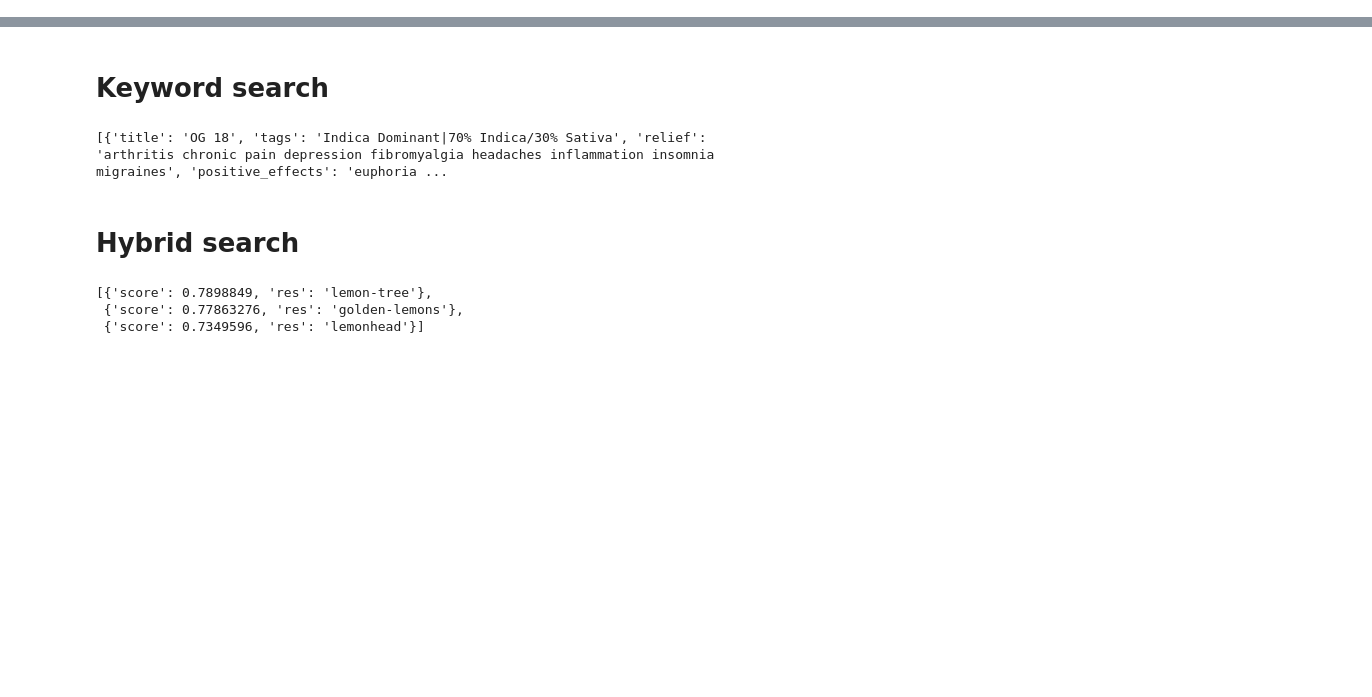
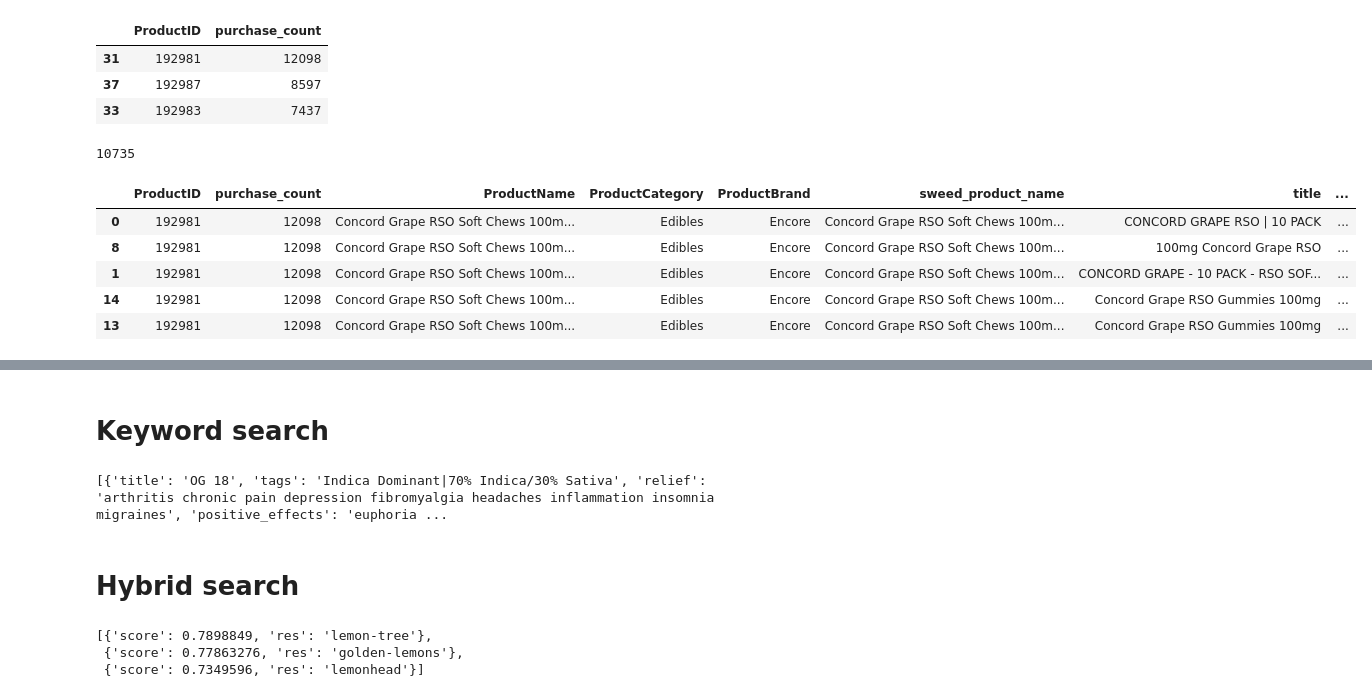
Before and after one commit to aleksandr-dzhumurat/leaf-buddy, a Jupyter notebook: jupyter_notebooks/eda.ipynb, the cells around one changed output, grey strips where cells are left out. Drawn from its saved outputs; the diff is of its cells as text; code cells hidden in the pictures; blank space fills up the shorter version.

```diff
--- a/jupyter_notebooks/eda.ipynb
+++ b/jupyter_notebooks/eda.ipynb
@@ -25,0 +54,6 @@ catalog_df.head()
+# %%
+sweed_catalog_df = None
+if sweed_catalog_df is None:
+    sweed_catalog_df = pd.read_csv(os.path.join(os.environ['ROOT_DATA_DIR'], 'pipelines-data', 'products_dataset_ffb59da3.csv.gzip'))
+print(f"Catalog length {sweed_catalog_df.shape[0]}, {sweed_catalog_df['ProductCategory'].unique()}")
+sweed_catalog_df.head(5)
@@ -25,0 +71,50 @@ catalog_df.head()
+# %%
+sales_df = pd.read_csv(os.path.join(os.environ['ROOT_DATA_DIR'], 'pipelines-data', 'sales_dataset_ffb59da3.csv.gzip'))
+# print(sales_df.shape[0])
+# sweed_catalog_df[
+#     (sweed_catalog_df['ProductID'].isin(.index[:100]))
+#     # & (~sweed_catalog_df['ProductBrand'].isin(['(the) Essence', 'Bits']))
+#     & (~sweed_catalog_df['ProductCategory'].isin(['Vapes']))
+# ]
+product_sales_df = (
+    sales_df
+    .groupby('ProductID')['CustomerID'].count()
+    .reset_index(name='purchase_count').sort_values(by='purchase_count', ascending=False)
+)
+product_sales_df.head(3)
+# %% [output]
+|  | ProductID | purchase_count |
+| 31 | 192981 | 12098 |
+| 37 | 192987 | 8597 |
+| 33 | 192983 | 7437 |
+# %%
+import os
+import pandas as pd
+
+leafly_search_results = '/Users/username/PycharmProjects/leaf-buddy/data/search/search_e6da18c153cb'
+
+
+matched_catalog = (
+         pd.concat([
+            pd.read_csv(os.path.join(leafly_search_results, i))
+            for i in os.listdir(leafly_search_results) if '.csv' in i
+        ])
+ )
+search_results_df = (
+    product_sales_df
+    .merge(sweed_catalog_df[['ProductID', 'ProductName', 'ProductCategory', 'ProductBrand']], on='ProductID')
+    .merge(matched_catalog.rename(columns={'sweed_product_id': 'ProductID', 'purchase_count': 'sweed_purchases'}), on='ProductID')
+    .sort_values(by='purchase_count', ascending=False)
+)
+print(search_results_df.shape[0])
+search_results_df.to_csv(os.path.join('/Users/username/PycharmProjects/leaf-buddy/data/search', 'sweed_leafly_mapping.csv'), index=False)
+search_link_dedupled_df = search_results_df[['title', 'link']].groupby('title').agg(lambda x: x.iloc[0]).reset_index()
+search_results_df.head()
+# %% [output]
+10735
+|  | ProductID | purchase_count | ProductName | ProductCategory | ProductBrand | sweed_product_name | title | ... |
+| 0 | 192981 | 12098 | Concord Grape RSO Soft Chews 100m... | Edibles | Encore | Concord Grape RSO Soft Chews 100m... | CONCORD GRAPE RSO | 10 PACK | ... |
+| 8 | 192981 | 12098 | Concord Grape RSO Soft Chews 100m... | Edibles | Encore | Concord Grape RSO Soft Chews 100m... | 100mg Concord Grape RSO | ... |
+| 1 | 192981 | 12098 | Concord Grape RSO Soft Chews 100m... | Edibles | Encore | Concord Grape RSO Soft Chews 100m... | CONCORD GRAPE - 10 PACK - RSO SOF... | ... |
+| 14 | 192981 | 12098 | Concord Grape RSO Soft Chews 100m... | Edibles | Encore | Concord Grape RSO Soft Chews 100m... | Concord Grape RSO Gummies 100mg | ... |
+| 13 | 192981 | 12098 | Concord Grape RSO Soft Chews 100m... | Edibles | Encore | Concord Grape RSO Soft Chews 100m... | Concord Grape RSO Gummies 100mg | ... |
```
Also changed, not shown: parts of 28 cells of this notebook, 13 other files.
